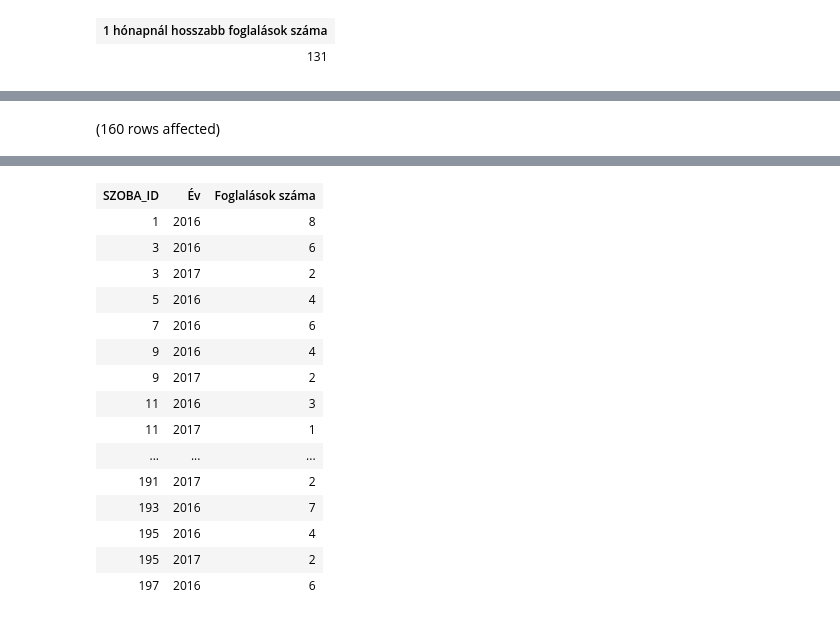
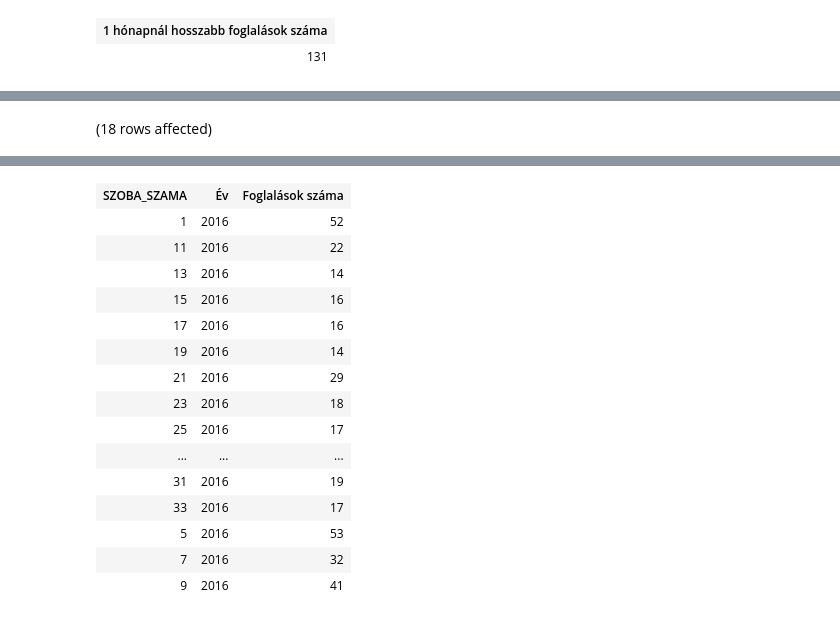
Before and after one commit to meglehetosen/sql1, a Jupyter notebook: zh1.ipynb, the cells around one changed output, grey strips where cells are left out. Cells and saved outputs as stored; diff of their text form; code cells hidden in the pictures.

```diff
--- a/zh1.ipynb
+++ b/zh1.ipynb
@@ -21,11 +21,11 @@ Total execution time: 00:00:00.004
 | SZOBA_FK | DB |
 # %%
-SELECT SZOBA_ID,
+SELECT SZOBA_SZAMA,
         YEAR(mettol) as 'Év',
         COUNT(*) as 'Foglalások száma'
 from Szoba sz join Foglalas f on sz.SZOBA_ID = f. SZOBA_FK
-where SZOBA_ID % 2 = 1
-GROUP BY YEAR(METTOL), SZOBA_ID
+where SZOBA_SZAMA % 2 = 1
+GROUP BY YEAR(METTOL), SZOBA_SZAMA
 HAVING COUNT(*) > 10
 # %% [output]
-(160 rows affected)
+(18 rows affected)
@@ -33,16 +33,16 @@ Total execution time: 00:00:00.036
-| SZOBA_ID | Év | Foglalások száma |
-| 1 | 2016 | 8 |
-| 3 | 2016 | 6 |
-| 3 | 2017 | 2 |
-| 5 | 2016 | 4 |
-| 7 | 2016 | 6 |
-| 9 | 2016 | 4 |
-| 9 | 2017 | 2 |
-| 11 | 2016 | 3 |
-| 11 | 2017 | 1 |
+| SZOBA_SZAMA | Év | Foglalások száma |
+| 1 | 2016 | 52 |
+| 11 | 2016 | 22 |
+| 13 | 2016 | 14 |
+| 15 | 2016 | 16 |
+| 17 | 2016 | 16 |
+| 19 | 2016 | 14 |
+| 21 | 2016 | 29 |
+| 23 | 2016 | 18 |
+| 25 | 2016 | 17 |
 | ... | ... | ... |
-| 191 | 2017 | 2 |
-| 193 | 2016 | 7 |
-| 195 | 2016 | 4 |
-| 195 | 2017 | 2 |
-| 197 | 2016 | 6 |
+| 31 | 2016 | 19 |
+| 33 | 2016 | 17 |
+| 5 | 2016 | 53 |
+| 7 | 2016 | 32 |
+| 9 | 2016 | 41 |
```
Also changed, not shown: parts of 3 cells of this notebook.
